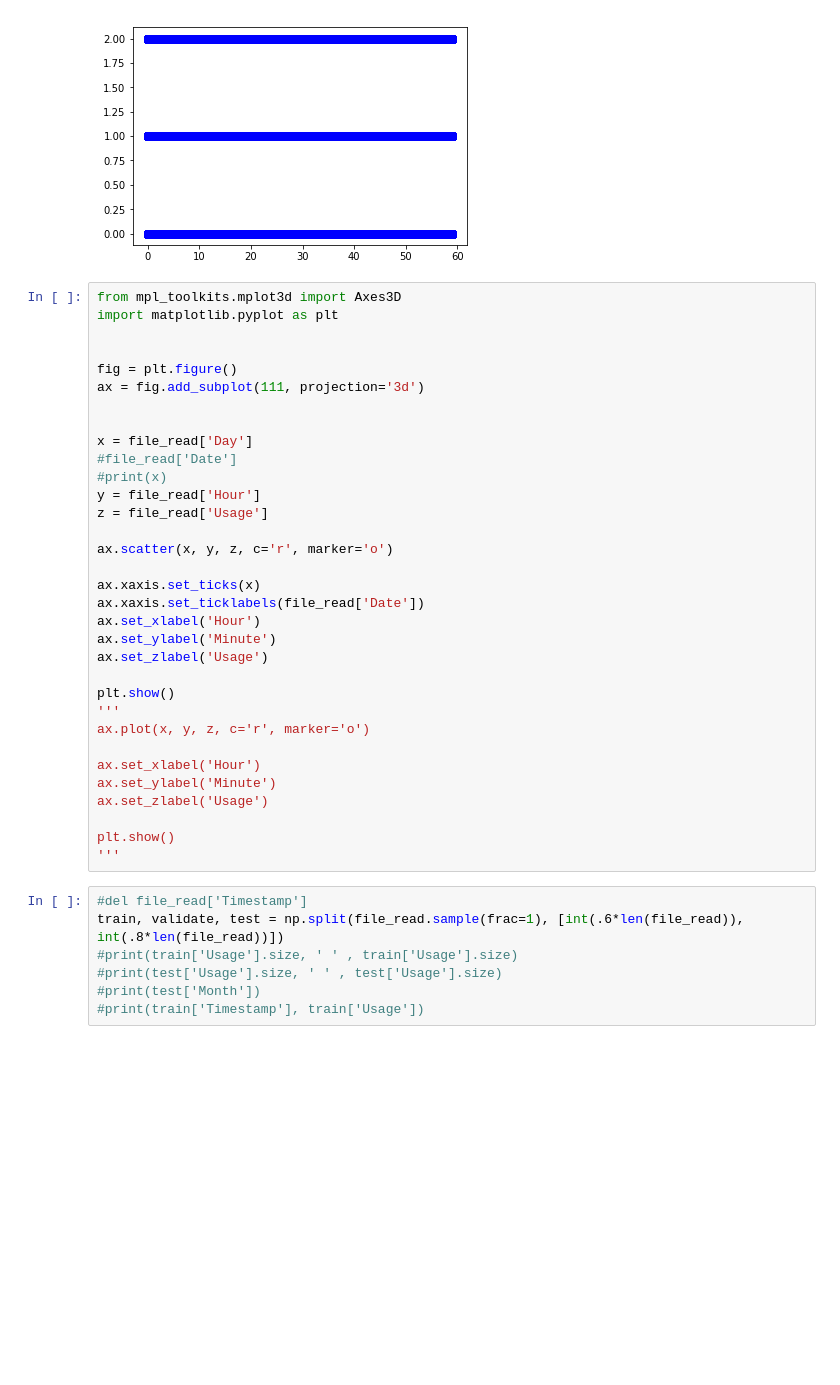
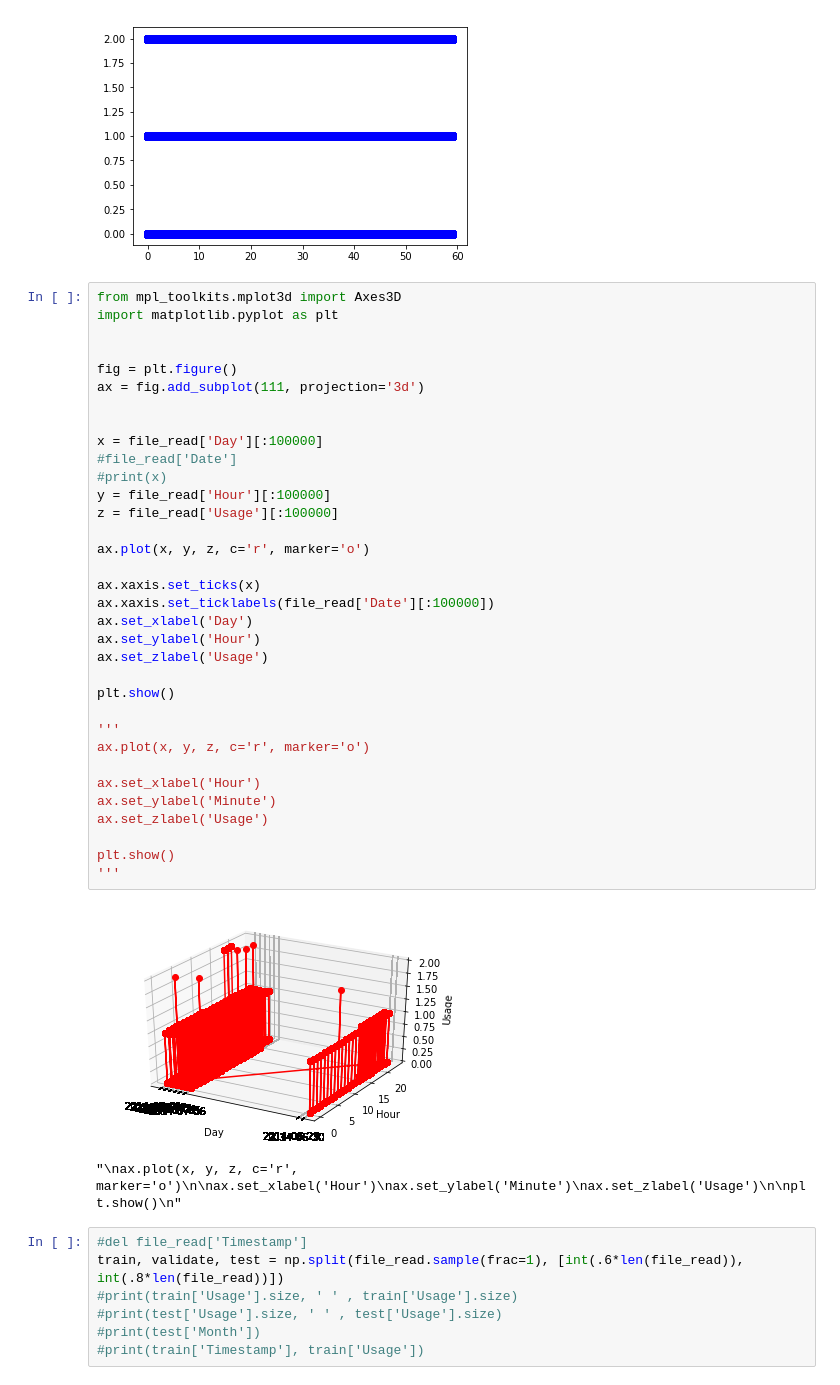
Before and after one commit to bhushan23/SmartOff, a Jupyter notebook: dataProcessing.ipynb, the cells around one changed output. Saved outputs shown, nothing was run; the diff lists cells and outputs as text; blank space fills up the shorter version.

Commit message:
3D Graph Day x Hour x Usage

```diff
--- a/dataProcessing.ipynb
+++ b/dataProcessing.ipynb
@@ -87,36 +105,40 @@ plt.show(block=False)
 # %%
 from mpl_toolkits.mplot3d import Axes3D
 import matplotlib.pyplot as plt
 
 
 fig = plt.figure()
 ax = fig.add_subplot(111, projection='3d')
 
 
-x = file_read['Day']
+x = file_read['Day'][:100000]
 #file_read['Date']
 #print(x)
-y = file_read['Hour']
-z = file_read['Usage']
+y = file_read['Hour'][:100000]
+z = file_read['Usage'][:100000]
 
-ax.scatter(x, y, z, c='r', marker='o')
+ax.plot(x, y, z, c='r', marker='o')
 
 ax.xaxis.set_ticks(x)
-ax.xaxis.set_ticklabels(file_read['Date'])
-ax.set_xlabel('Hour')
-ax.set_ylabel('Minute')
+ax.xaxis.set_ticklabels(file_read['Date'][:100000])
+ax.set_xlabel('Day')
+ax.set_ylabel('Hour')
 ax.set_zlabel('Usage')
 
 plt.show()
+
 '''
 ax.plot(x, y, z, c='r', marker='o')
 
 ax.set_xlabel('Hour')
 ax.set_ylabel('Minute')
 ax.set_zlabel('Usage')
 
 plt.show()
 '''
+# %% [output]
+[figure, added]
+"\nax.plot(x, y, z, c='r', marker='o')\n\nax.set_xlabel('Hour')\nax.set_ylabel('Minute')\nax.set_zlabel('Usage')\n\nplt.show()\n"
 # %%
 #del file_read['Timestamp']
 train, validate, test = np.split(file_read.sample(frac=1), [int(.6*len(file_read)), int(.8*len(file_read))])
```
Also changed, not shown: parts of 6 cells of this notebook.
